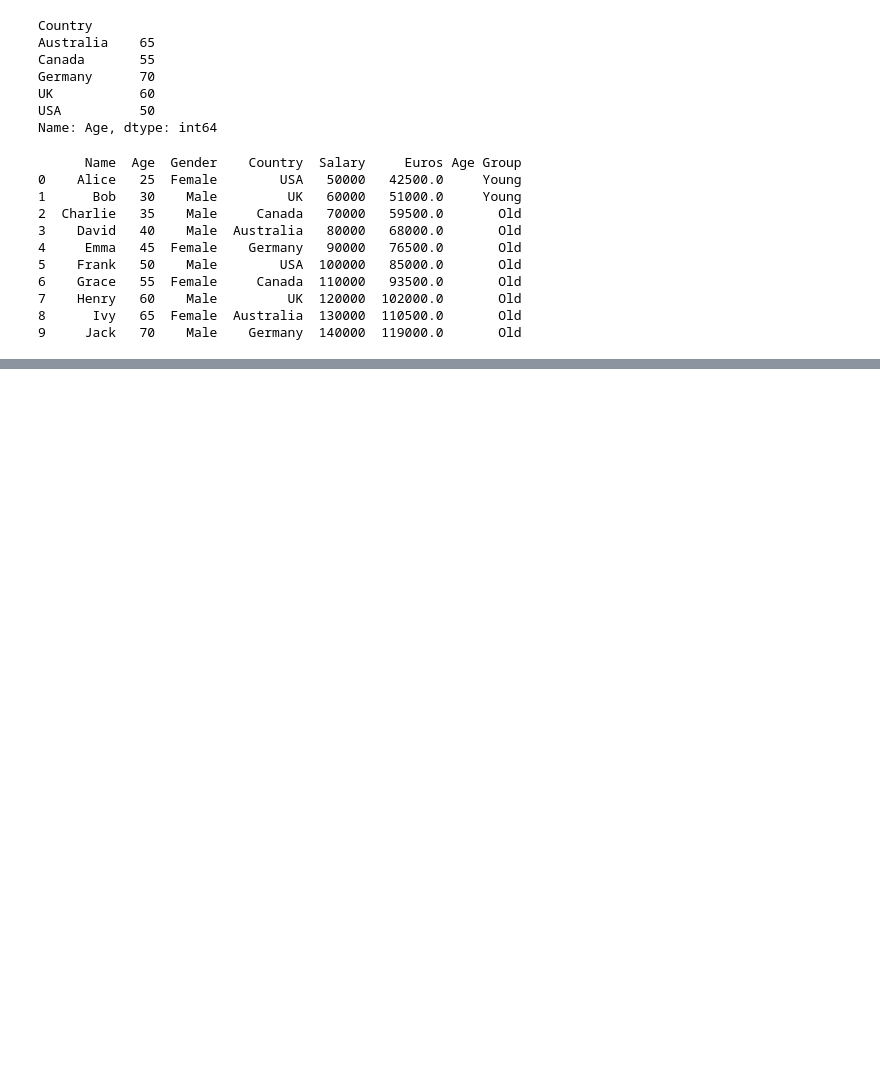
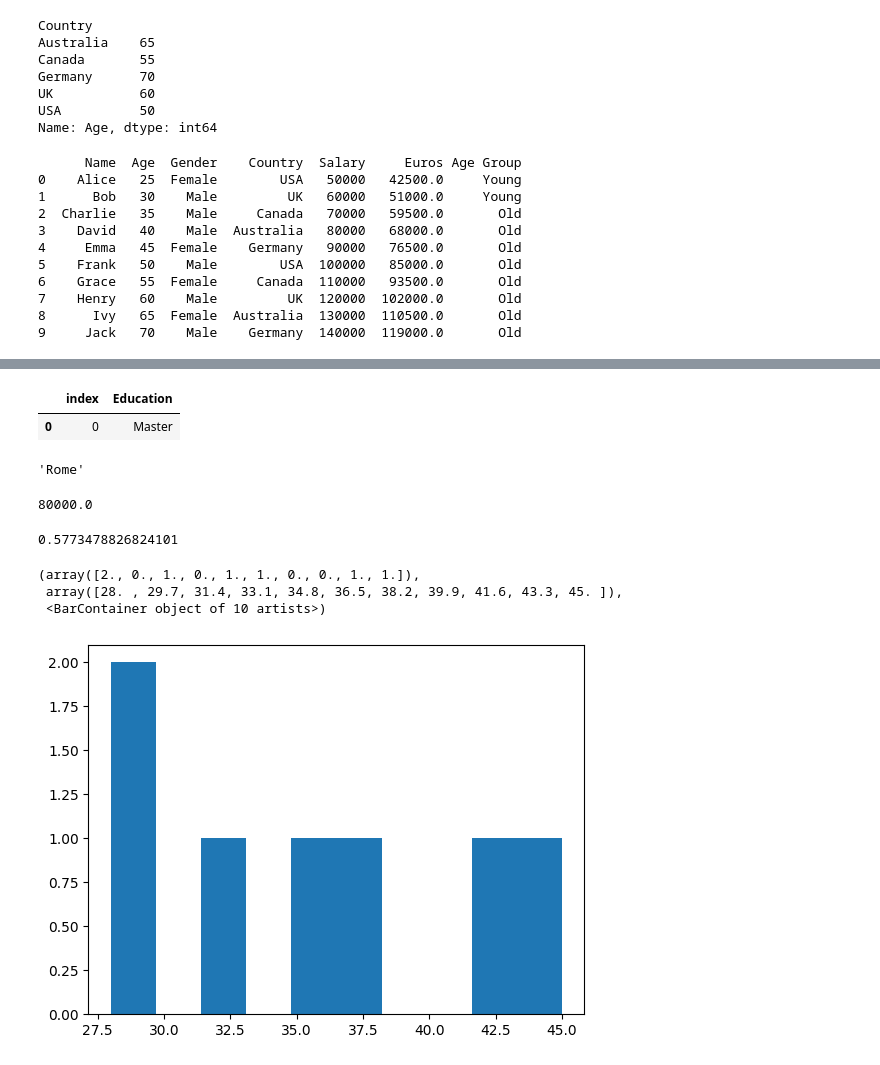
Before and after one commit to ankit-chuahan/Python-Practice-Questions, a Jupyter notebook: Practice_python_codes.ipynb, the cells around one changed output, grey strips where cells are left out. Cells and saved outputs as stored; diff of their text form; code cells hidden in the pictures; blank space fills up the shorter version.

```diff
--- a/Practice_python_codes.ipynb
+++ b/Practice_python_codes.ipynb
@@ -1800,3 +1800,18 @@ print(df)
 9     Jack   70    Male    Germany  140000  119000.0       Old
 # %%
 # Can you show only the rows where Age is between 30 and 40 (inclusive) and Salary is above the average salary
+# %%
+import pandas as pd
+
+# Creating a DataFrame from a dictionary
+data = {
+    'Name': ['John', 'Anna', 'Peter', 'Linda', 'Jake', 'Emily', 'Sophia'],
+    'Age': [28, 35, 42, 32, 45, 29, 38],
+    'City': ['New York', 'Paris', 'London', 'Sydney', 'Tokyo', 'Berlin', 'Rome'],
+    'Salary': [50000, 60000, 70000, 55000, 80000, 75000, 90000],
+    'Education': ['Bachelor', 'Master', 'PhD', 'Bachelor', 'Master', 'PhD', 'Master']
+}
+
+df = pd.DataFrame(data)
+
+print(df)
@@ -1802,0 +1844,7 @@ print(df)
+# %%
+#  Create a new column in the DataFrame that categorizes individuals into age groups (e.g., 20-30, 31-40, etc.).
+
+import pandas as pd
+bins = [20, 30, 40, 50, 60, 70]
+labels = ['20-30', '31-40', '41-50', '51-60', '61-70']
+df['Age Group'] = pd.cut(df['Age'], bins, labels=labels)
@@ -1802,0 +1873,32 @@ print(df)
+# %%
+# What is the most common education level in the dataset?
+df['Education'].value_counts()
+df['Education'].mode().reset_index()
+# %% [output]
+|  | index | Education |
+| 0 | 0 | Master |
+# %%
+# Identify the city with the highest average salary.
+df.groupby('City')['Salary'].mean().idxmax()
+# %% [output]
+'Rome'
+# %%
+# Calculate the median salary of individuals with a Master's degree.
+master = df['Education']=='Master'
+df[master]['Salary'].median()
+# %% [output]
+80000.0
+# %%
+# Is there any correlation between age and salary? How would you check?
+df['Age'].corr(df['Salary'])
+# %% [output]
+0.5773478826824101
+# %%
+import matplotlib.pyplot as plt
+
+plt.hist(df['Age'])
+# %% [output]
+(array([2., 0., 1., 0., 1., 1., 0., 0., 1., 1.]),
+ array([28. , 29.7, 31.4, 33.1, 34.8, 36.5, 38.2, 39.9, 41.6, 43.3, 45. ]),
+ <BarContainer object of 10 artists>)
+[figure, added]
```
Also changed, not shown: parts of 6 cells of this notebook.
